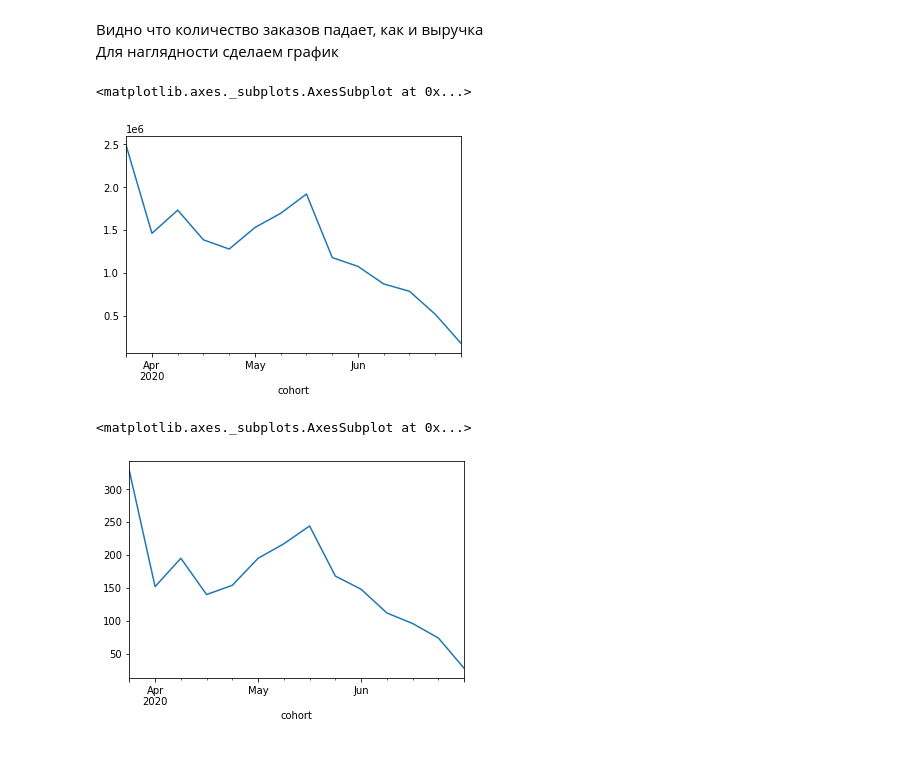
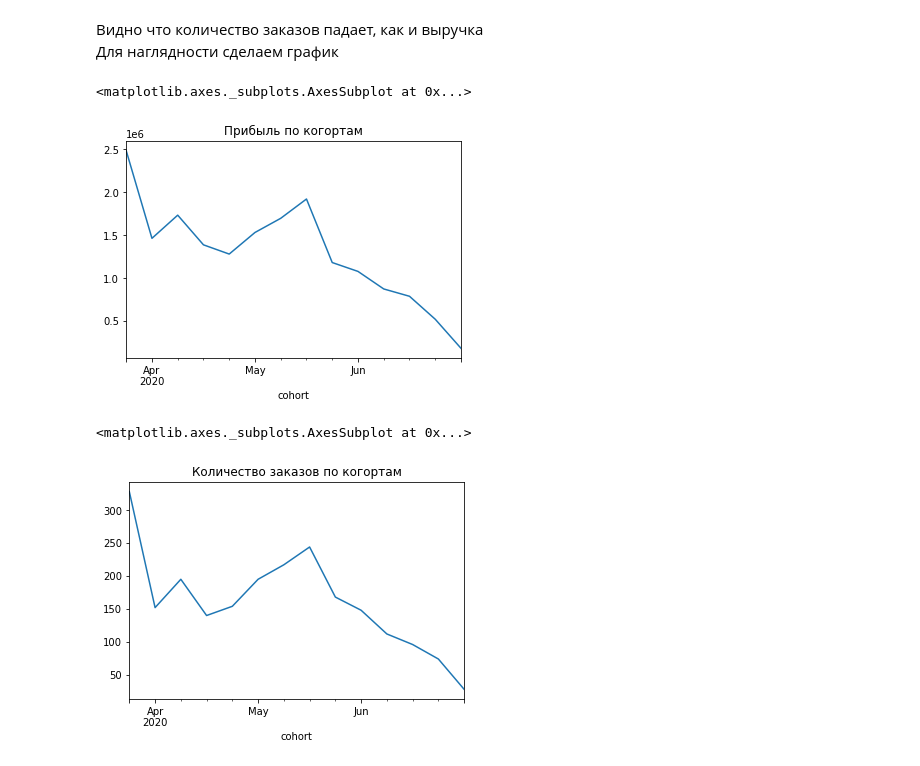
Before and after one commit to LotFullKa/PyProjects, a Jupyter notebook: praktika.ipynb, the cells around one changed output. Cells and saved outputs as stored; diff of their text form; code cells hidden in the pictures.

Commit message:
+title

```diff
--- a/praktika.ipynb
+++ b/praktika.ipynb
@@ -131,12 +131,12 @@ group_by_cohort
 Видно что количество заказов падает, как и выручка <br/>
 Для наглядности сделаем график
 # %%
-group_by_cohort['sum'].plot()
+group_by_cohort['sum'].plot(title='Прибыль по когортам')
 # %% [output]
 <matplotlib.axes._subplots.AxesSubplot at 0x...>
-[figure, old version]
+[figure, new version]
 # %%
-group_by_cohort['count'].plot()
+group_by_cohort['count'].plot(title='Количество заказов по когортам')
 # %% [output]
 <matplotlib.axes._subplots.AxesSubplot at 0x...>
-[figure, old version]
+[figure, new version]
```
